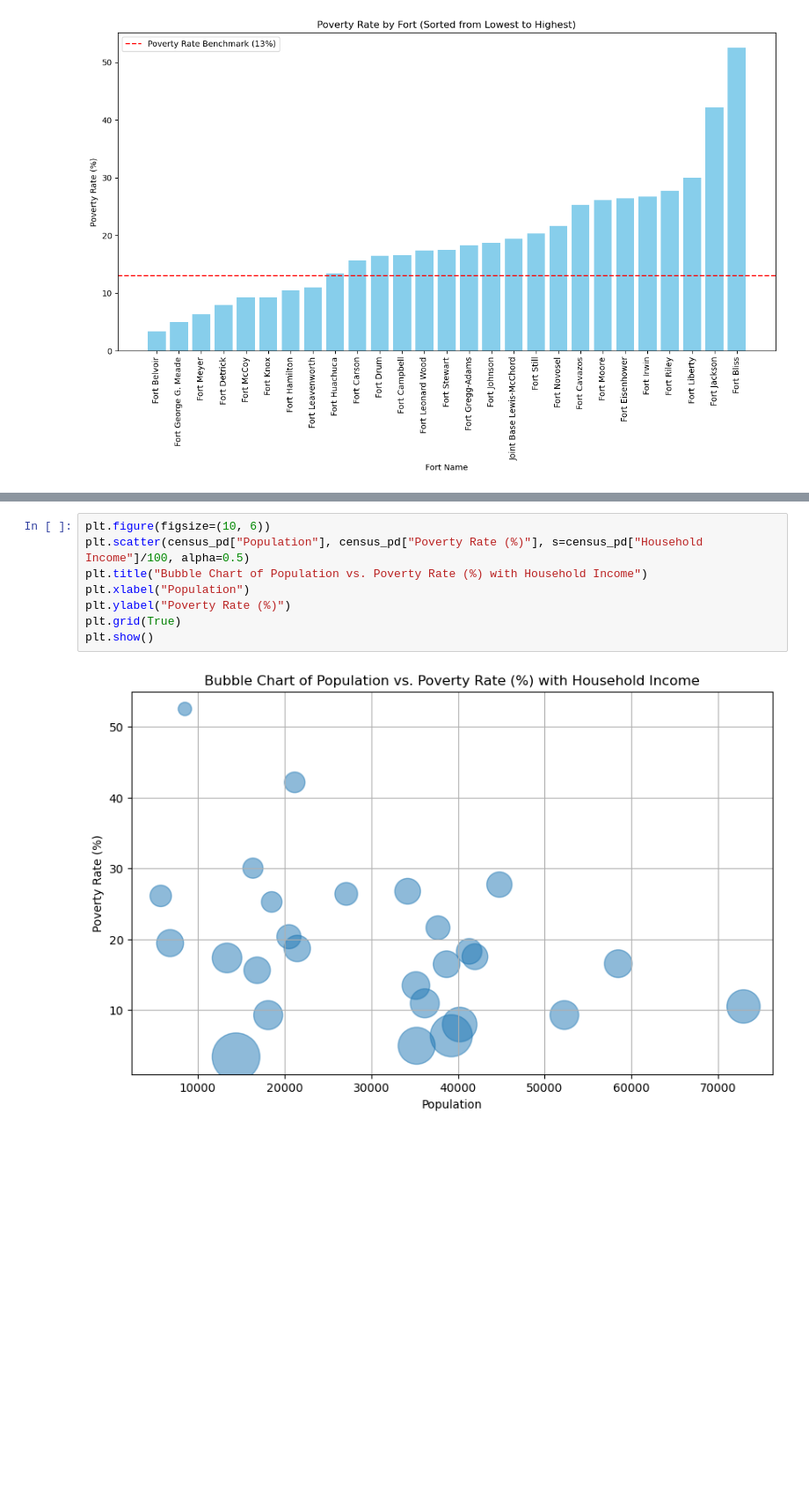
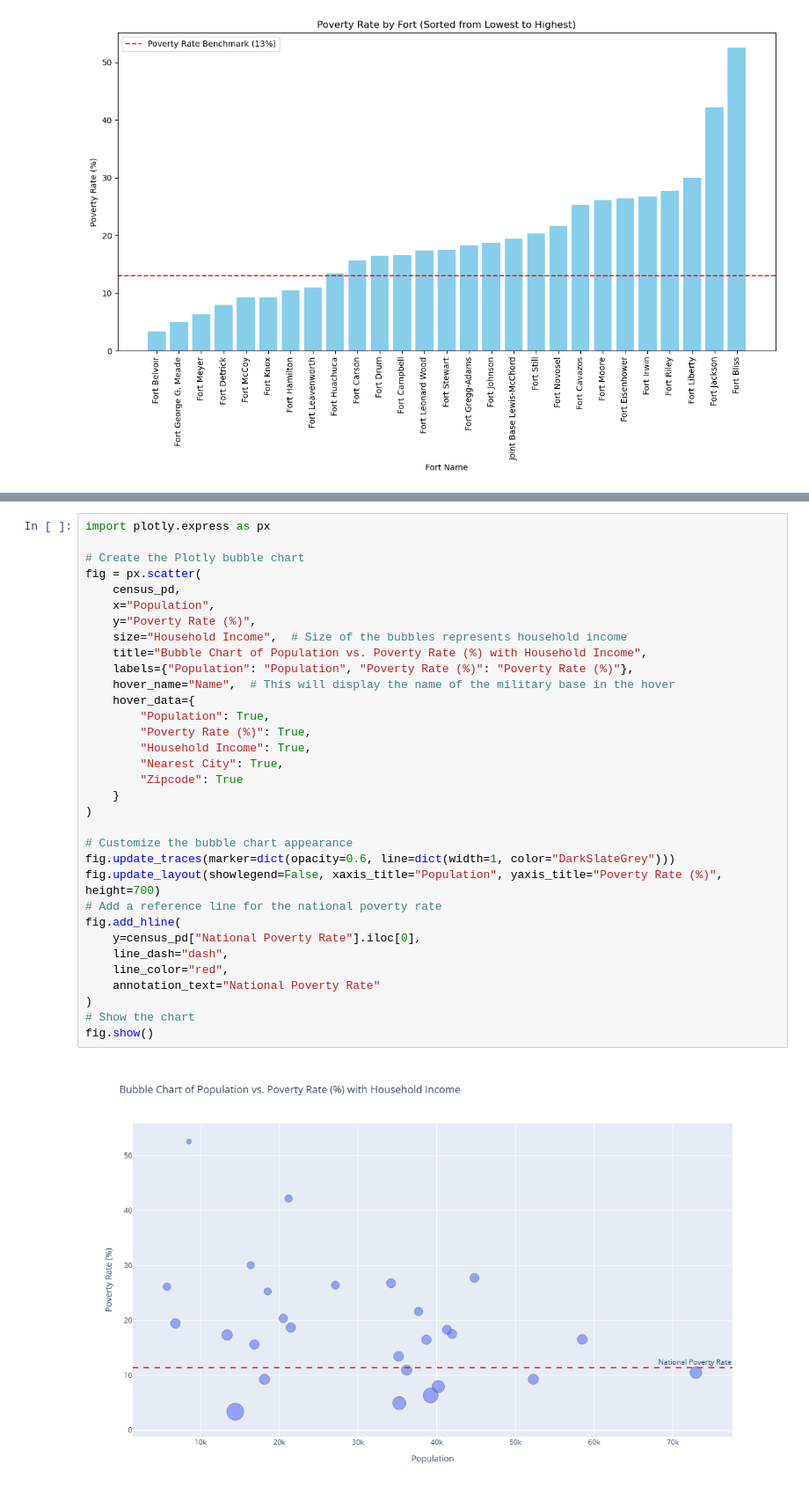
Before and after one commit to snystrom-github/Group8_Project1, a Jupyter notebook: Project_File_Final - Martin.ipynb, the cells around one changed output, grey strips where cells are left out. Shown: that part at 88% size. Drawn from its saved outputs; the diff is of its cells as text; blank space fills up the shorter version.

```diff
--- a/Project_File_Final - Martin.ipynb
+++ b/Project_File_Final - Martin.ipynb
@@ -439,10 +331,35 @@ plt.show()
-# %%
-plt.figure(figsize=(10, 6))
-plt.scatter(census_pd["Population"], census_pd["Poverty Rate (%)"], s=census_pd["Household Income"]/100, alpha=0.5)
-plt.title("Bubble Chart of Population vs. Poverty Rate (%) with Household Income")
-plt.xlabel("Population")
-plt.ylabel("Poverty Rate (%)")
-plt.grid(True)
-plt.show()
-# %% [output]
-[figure, removed]
+# %%
+import plotly.express as px
+
+# Create the Plotly bubble chart
+fig = px.scatter(
+    census_pd,
+    x="Population",
+    y="Poverty Rate (%)",
+    size="Household Income",  # Size of the bubbles represents household income
+    title="Bubble Chart of Population vs. Poverty Rate (%) with Household Income",
+    labels={"Population": "Population", "Poverty Rate (%)": "Poverty Rate (%)"},
+    hover_name="Name",  # This will display the name of the military base in the hover
+    hover_data={
+        "Population": True,
+        "Poverty Rate (%)": True,
+        "Household Income": True,
+        "Nearest City": True,
+        "Zipcode": True
+    }
+)
+
+# Customize the bubble chart appearance
+fig.update_traces(marker=dict(opacity=0.6, line=dict(width=1, color="DarkSlateGrey")))
+fig.update_layout(showlegend=False, xaxis_title="Population", yaxis_title="Poverty Rate (%)", height=700)
+# Add a reference line for the national poverty rate
+fig.add_hline(
+    y=census_pd["National Poverty Rate"].iloc[0],
+    line_dash="dash",
+    line_color="red",
+    annotation_text="National Poverty Rate"
+)
+# Show the chart
+fig.show()
+# %% [output]
+[figure, added]
```
Also changed, not shown: parts of 10 cells of this notebook, 3 other files.
